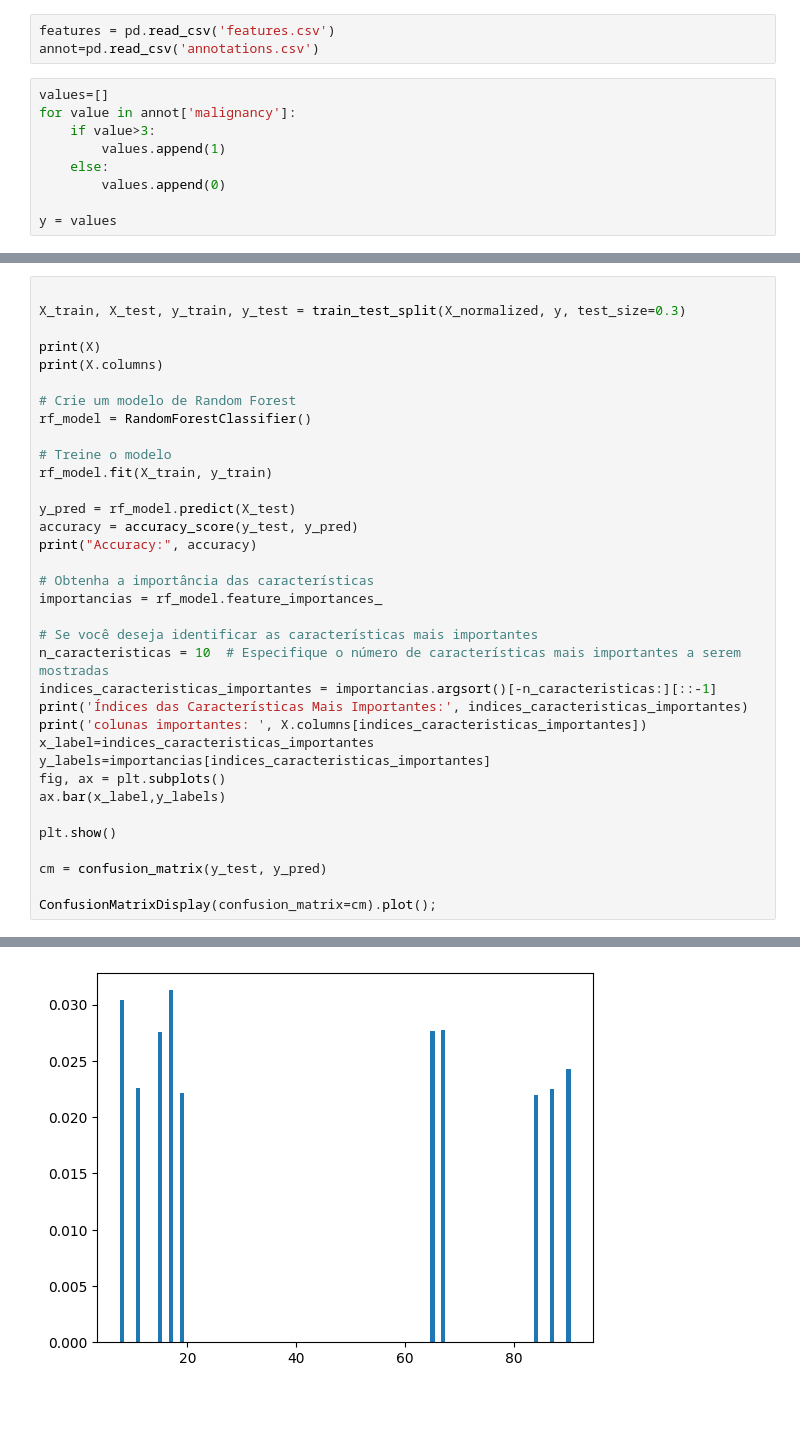
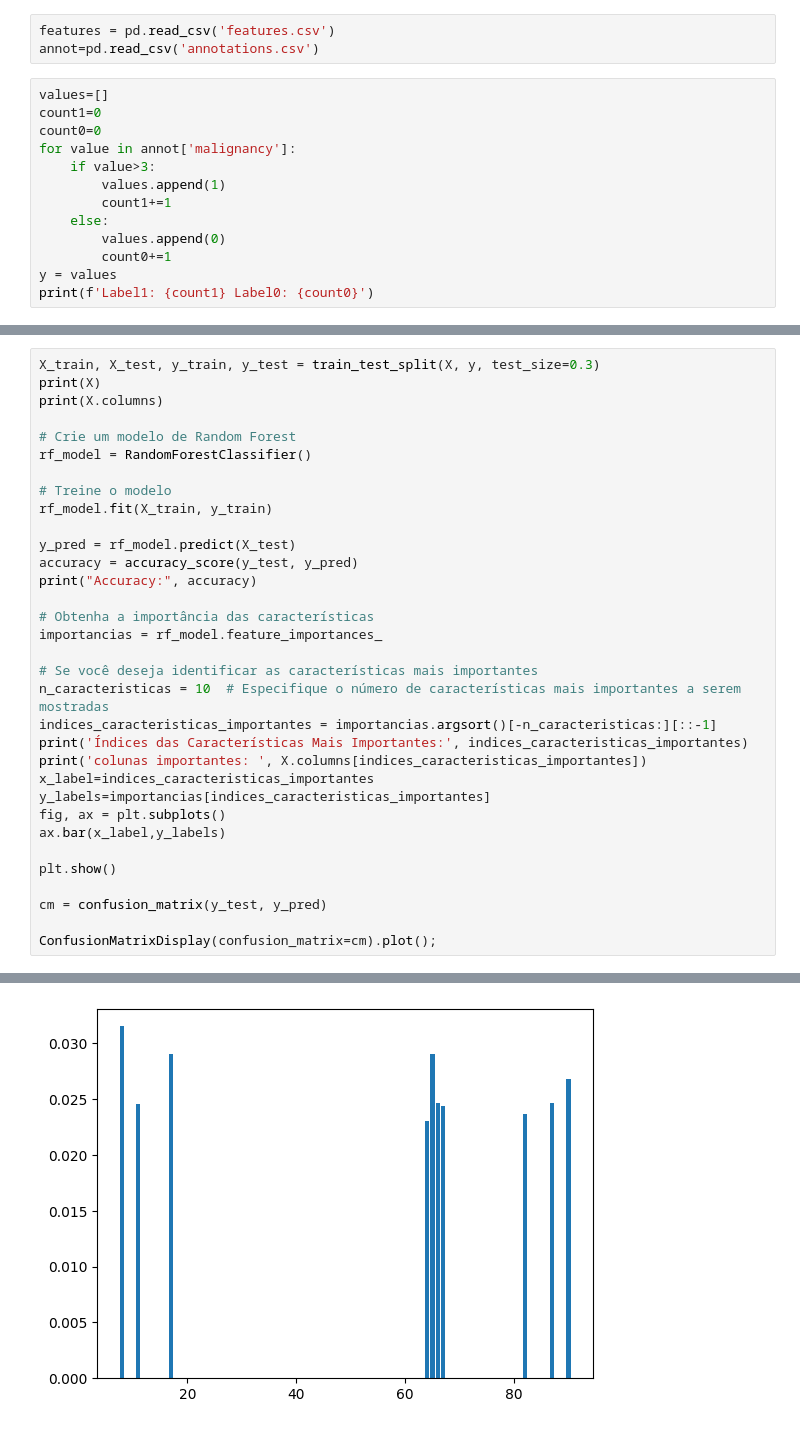
Before and after one commit to guilhermevaz8/LungCancer, a Jupyter notebook: LabIACD.ipynb, the cells around one changed output, grey strips where cells are left out. Cells and saved outputs as stored; diff of their text form.

```diff
--- a/LabIACD.ipynb
+++ b/LabIACD.ipynb
@@ -297,10 +291,14 @@ features = pd.read_csv('features.csv')
 annot=pd.read_csv('annotations.csv')
 # %%
 values=[]
+count1=0
+count0=0
 for value in annot['malignancy']:
     if value>3:
         values.append(1)
+        count1+=1
     else:
         values.append(0)
-
+        count0+=1
 y = values
+print(f'Label1: {count1} Label0: {count0}')
@@ -323,7 +383,5 @@ X_normalized = scaler.fit_transform(X)
 # %%
-
-X_train, X_test, y_train, y_test = train_test_split(X_normalized, y, test_size=0.3)
-
+X_train, X_test, y_train, y_test = train_test_split(X, y, test_size=0.3)
 print(X)
 print(X.columns)
 
@@ -375,2 +433,2 @@ ConfusionMatrixDisplay(confusion_matrix=cm).plot();
       dtype='object')
-[figure, old version]
+[figure, new version]
```
Also changed, not shown: parts of 15 cells of this notebook.
